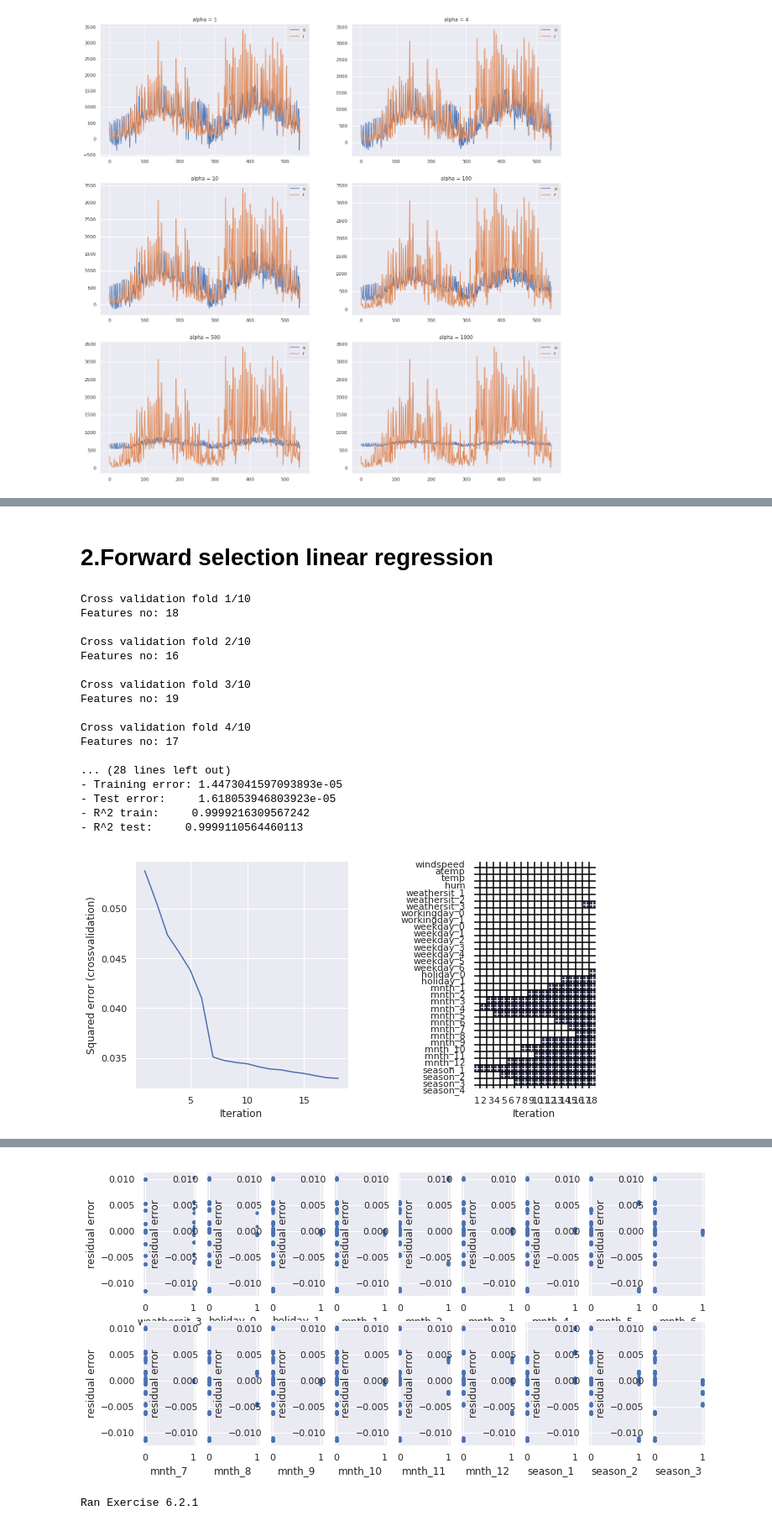
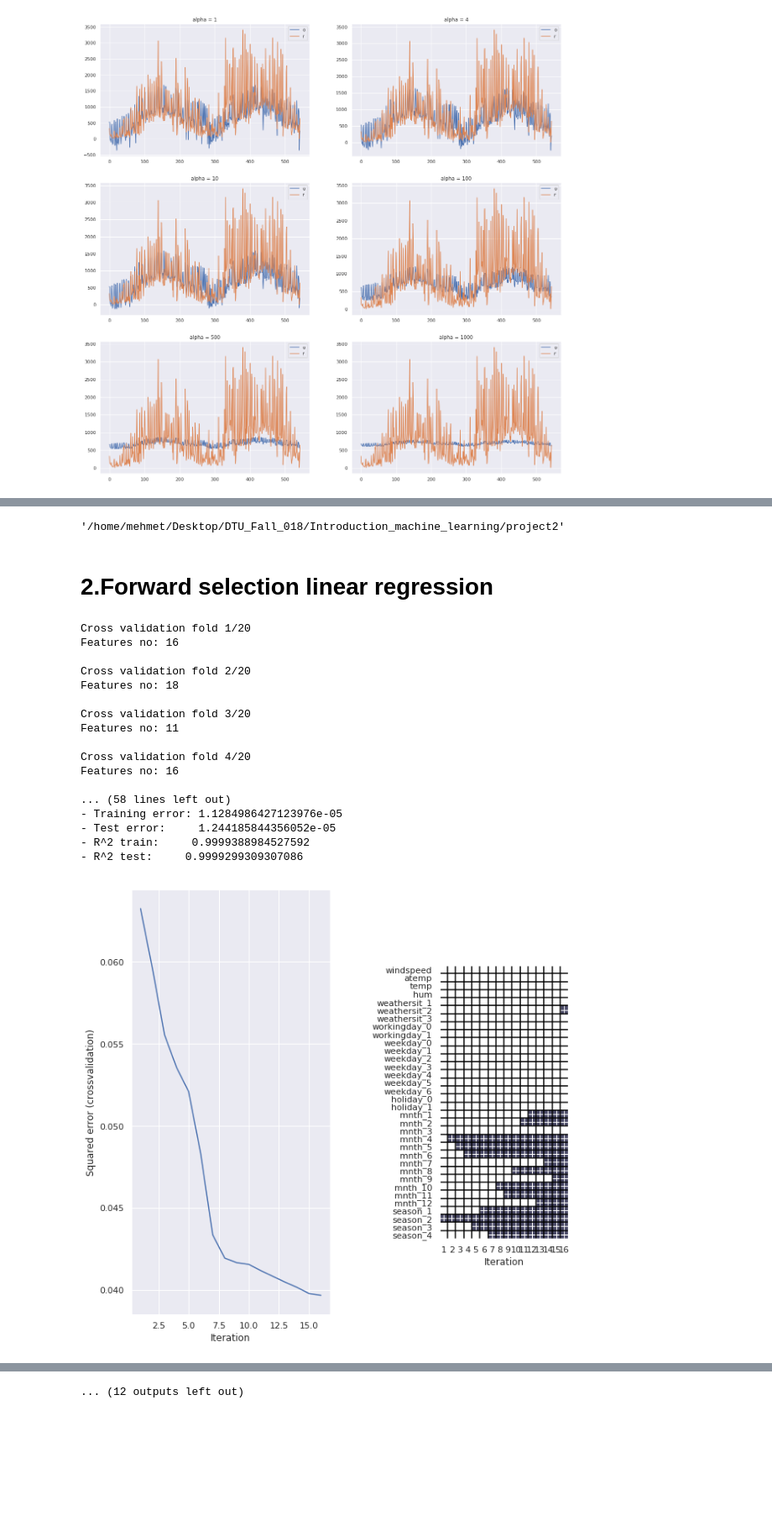
Before and after one commit to eyyupoglu/ML_project2, a Jupyter notebook: project2.ipynb, the cells around one changed output, grey strips where cells are left out. Shown at 84% size. Saved outputs shown, nothing was run; the diff lists cells and outputs as text; code cells hidden in the pictures; blank space fills up the shorter version.

```diff
--- a/project2.ipynb
+++ b/project2.ipynb
@@ -56,4 +58,6 @@ ax.savefig('projection_data.png')
 # %%
+import matplotlib.pyplot as plt
+plt.rcParams['figure.figsize'] = [10, 5]
 import pandas as pd
 import numpy as np
 df = pd.read_excel('DataSet.xlsx')
@@ -63,6 +67,6 @@ orig_y = df['new']
 # df['new'] = np.log(((df['new'] - df['new'].mean()) / df['new'].std()).abs()).abs()
 # np.log(((df['new'] - df['new'].mean()) / df['new'].std()).abs()).abs().hist()
 # df.head()
-plot(df['new'])
+plt.plot(df['new'])
 # %% [output]
 [<matplotlib.lines.Line2D at 0x...>]
@@ -148,4 +149,0 @@ cd /home/mehmet/Desktop/DTU_Fall_018/Introduction_machine_learning/02450Toolbox_
-# %%
-X = np.delete(X, 3, 1)
-mat_data = X
-X
@@ -160,12 +150,18 @@ array([[0.160446, 0.363625, 0.344167, ..., 0.      , 0.      , 0.      ],
+# %%
+pwd
+# %% [output]
+'/home/mehmet/Desktop/DTU_Fall_018/Introduction_machine_learning/project2'
 # %% [markdown]
 # 2.Forward selection linear regression
 # %%
 # exercise 6.2.1
+import matplotlib.pyplot as plt
+plt.rcParams['figure.figsize'] = [10, 10]
 from matplotlib.pyplot import figure, plot, subplot, title, xlabel, ylabel, show, clim, savefig
 from scipy.io import loadmat
 import sklearn.linear_model as lm
 from sklearn import model_selection
-from toolbox_02450 import feature_selector_lr, bmplot
+from Tools.toolbox_02450 import feature_selector_lr, bmplot
 import numpy as np
 
 # Load data from matlab file
@@ -178,7 +174,7 @@ N, M = X.shape
 
 ## Crossvalidation
 # Create crossvalidation partition for evaluation
-K = 10
+K = 20
 CV = model_selection.KFold(n_splits=K,shuffle=True)
 
 # Initialize variables
@@ -198,7 +194,7 @@ for train_index, test_index in CV.split(X):
     y_train = y[train_index]
     X_test = X[test_index,:]
     y_test = y[test_index]
-    internal_cross_validation = 20
+    internal_cross_validation = 4
 
     # Compute squared error without using the input data at all
     Error_train_nofeatures[k] = np.square(y_train-y_train.mean()).sum()/y_train.shape[0]
@@ -270,44 +266,44 @@ ylabel('Attribute')
 # inspect for systematic structure in the residual
 
 f=1 # cross-validation fold to inspect
 ff=Features[:,f-1].nonzero()[0]
 if len(ff) is 0:
     print('\nNo features were selected, i.e. the data (X) in the fold cannot describe the outcomes (y).' )
 else:
     m = lm.Ridge (fit_intercept=True, alpha = 0.5).fit(X[:,ff], y)
 #     m = lm.LinearRegression(fit_intercept=True).fit(X[:,ff], y)
 
     y_est= m.predict(X[:,ff])
     residual=y-y_est
 
     figure(k+1, figsize=(12,6))
     title('Residual error vs. Attributes for features selected in cross-validation fold {0}'.format(f))
     for i in range(0,len(ff)):
        subplot(2,np.ceil(len(ff)/2.0),i+1)
        plot(X[:,ff[i]],residual,'.')
        xlabel(attributeNames[ff[i]])
        ylabel('residual error')
 
 savefig('Forward_selection.png')
 show()
 
 print('Ran Exercise 6.2.1')
 # %% [output]
-Cross validation fold 1/10
+Cross validation fold 1/20
+Features no: 16
+
+Cross validation fold 2/20
 Features no: 18
 
-Cross validation fold 2/10
+Cross validation fold 3/20
+Features no: 11
+
+Cross validation fold 4/20
 Features no: 16
 
-Cross validation fold 3/10
-Features no: 19
-
-Cross validation fold 4/10
-Features no: 17
-
-... (28 lines left out)
-- Training error: 1.4473041597093893e-05
-- Test error:     1.618053946803923e-05
-- R^2 train:     0.9999216309567242
-- R^2 test:     0.9999110564460113
+... (58 lines left out)
+- Training error: 1.1284986427123976e-05
+- Test error:     1.244185844356052e-05
+- R^2 train:     0.9999388984527592
+- R^2 test:     0.9999299309307086
-[figure, old version]
+[figure, new version]
@@ -324,5 +320,4 @@ Features no: 17
-[figure, removed]
-Ran Exercise 6.2.1
+... (12 outputs left out)
 # %%
 # exercise 8.2.5
 
```
Also changed, not shown: parts of 9 cells of this notebook, 21 other files.
